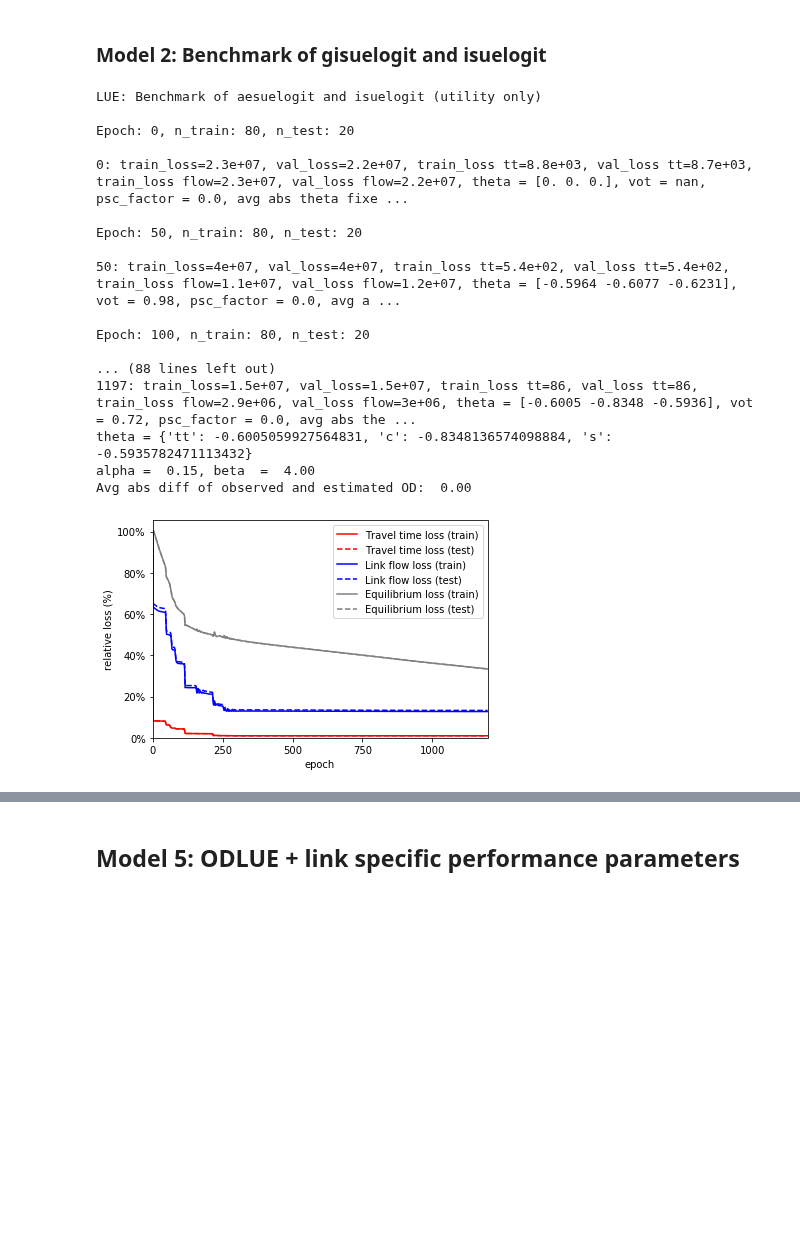
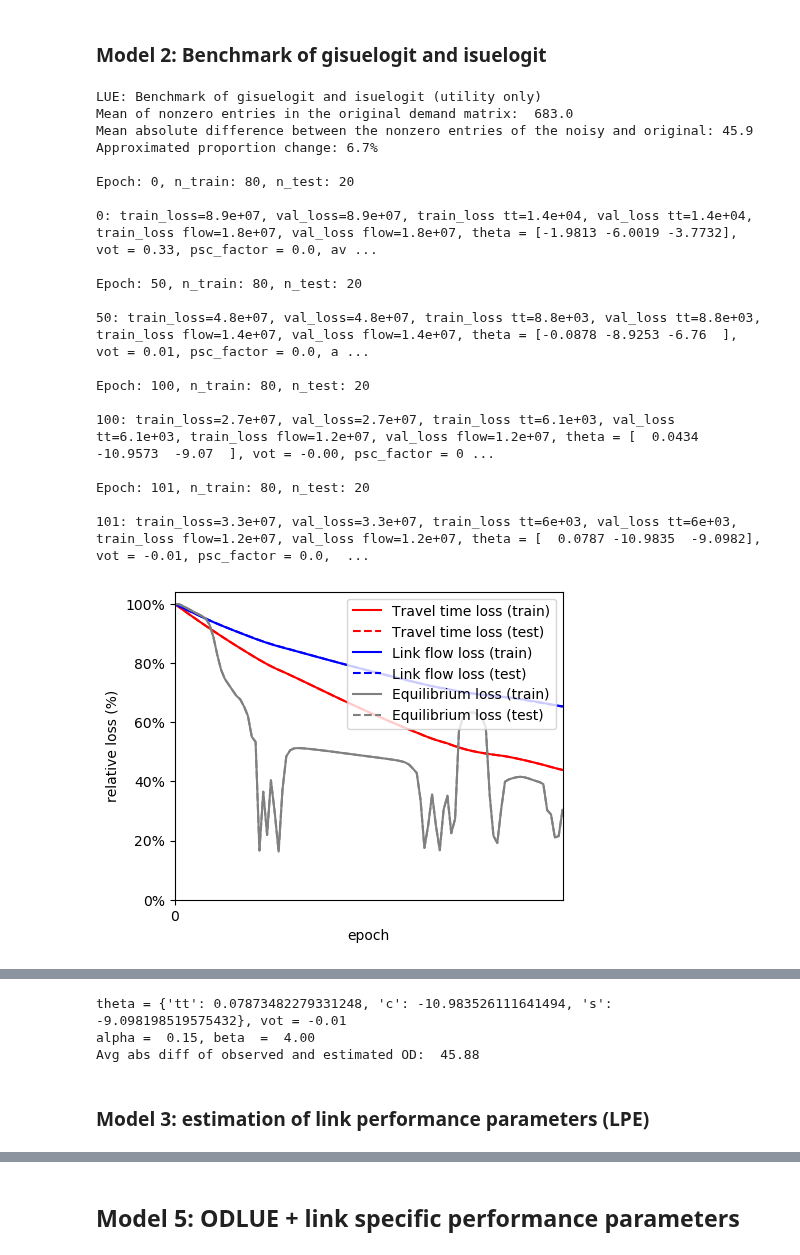
Before and after one commit to pabloguarda/pesuelogit, a Jupyter notebook: examples/notebooks/gisuelogit-siouxfalls.ipynb, the cells around one changed output, grey strips where cells are left out. Saved outputs shown, nothing was run; the diff lists cells and outputs as text; code cells hidden in the pictures; blank space fills up the shorter version.

```diff
--- a/examples/notebooks/gisuelogit-siouxfalls.ipynb
+++ b/examples/notebooks/gisuelogit-siouxfalls.ipynb
@@ -135,7 +139,7 @@ val_results_dfs = {}
 # %%
 if run_model['equilibrium']:
 
-    _RELATIVE_GAP = 1e-7
+    _RELATIVE_GAP = 1e-10
 
     optimizer = tf.keras.optimizers.Adam(learning_rate=_LR)
 
@@ -204,8 +208,20 @@ if run_model['equilibrium']:
         epochs_print_interval = _EPOCHS_PRINT_INTERVAL,
         epochs=_EPOCHS)
 
-    plot_predictive_performance(train_losses=train_results_dfs['suelogit'], val_losses=val_results_dfs['suelogit'],
-                                xticks_spacing= 250)
+    train_results_estimates, train_results_losses = suelogit.split_results(results=train_results_dfs['suelogit'])
+    val_results_estimates, val_results_losses = suelogit.split_results(results=val_results_dfs['suelogit'])
+
+    plot_predictive_performance(train_losses=train_results_dfs['suelogit'], val_losses=val_results_dfs['suelogit'],xticks_spacing= 250)
+
+    fig, ax = plot_convergence_estimates(
+        estimates=train_results_losses.drop([0]).assign(
+            relative_gap = np.abs(train_results_losses['relative_gap']))[['epoch','relative_gap']],
+    xticks_spacing= 250)
+
+    ax.set_yscale('log')
+    ax.set_ylabel('relative gap (log scale)')
+
+    plt.show()
 # %% [output]
 ISUELOGIT: Equilibrium
 
@@ -250,7 +267,7 @@ if run_model['lue']:
                                                , 'tt': True, 'c': True, 's': True},
                                            )
 
-    # utility_parameters.random_initializer((-1,1),['tt','c','s'])
+    utility_parameters.random_initializer((-1,1),['tt','c','s'])
     # utility_parameters.random_initializer((0, 0), ['tt', 'c', 's'])
 
     bpr_parameters = BPRParameters(keys=['alpha', 'beta'],
@@ -258,9 +275,9 @@ if run_model['lue']:
                                    # initial_values={'alpha': 1, 'beta': 1},
                                    trainables=dict.fromkeys(['alpha', 'beta'], False))
 
-    # q_historic = isl.networks.denseQ(isl.factory.random_disturbance_Q(tntp_network.Q, sd=np.mean(tntp_network.Q) * 0.1).copy())
+    q_historic = isl.networks.denseQ(isl.factory.random_disturbance_Q(tntp_network.Q, sd=np.mean(tntp_network.Q) * 0.1).copy())
 
-    q_historic = tntp_network.q
+    # q_historic = tntp_network.q
 
     od_parameters = ODParameters(key='od',
                                  periods=1,
@@ -290,43 +307,58 @@ if run_model['lue']:
         equilibrator=equilibrator,
         # column_generator=column_generator,
         utility=utility_parameters,
         bpr=bpr_parameters,
         od=od_parameters
     )
 
     train_results_dfs['lue'], val_results_dfs['lue'] = lue.train(
         X_train, Y_train, X_test, Y_test,
         # generalization_error={'train': False, 'validation': True},
         optimizer=optimizer,
         batch_size=_BATCH_SIZE,
         loss_metric=_LOSS_METRIC,
-        loss_weights={'od': 0, 'theta': 0, 'tt': 1, 'flow': 1, 'eq_flow': 1},
+        loss_weights= dict(_LOSS_WEIGHTS),
         threshold_relative_gap=_RELATIVE_GAP,
         epochs_print_interval=_EPOCHS_PRINT_INTERVAL,
         epochs=_EPOCHS)
 
-    plot_predictive_performance(train_losses=train_results_dfs['lue'], val_losses=val_results_dfs['lue'],
-                                xticks_spacing= 250)
+    train_results_estimates, train_results_losses = lue.split_results(results=train_results_dfs['lue'])
+    val_results_estimates, val_results_losses = lue.split_results(results=val_results_dfs['lue'])
 
-    print(f"theta = {dict(zip(utility_parameters.true_values.keys(), list(lue.theta.numpy())))}")
+    plot_predictive_performance(train_losses=train_results_losses, val_losses=val_results_losses,
+                                xticks_spacing=250)
+
+    plot_convergence_estimates(estimates=train_results_estimates.\
+                               assign(vot = train_results_estimates['tt']/train_results_estimates['c'])[['epoch','vot']],
+                               true_values={'vot':lue.utility.true_values['tt']/lue.utility.true_values['c']})
+
+    plt.show()
+
+
+
+    print(f"theta = {dict(zip(utility_parameters.true_values.keys(), list(lue.theta.numpy())))}, "
+          f"vot = {train_results_estimates.eval('tt/c').values[-1]:0.2f}")
     print(f"alpha = {lue.alpha: 0.2f}, beta  = {lue.beta: 0.2f}")
     print(f"Avg abs diff of observed and estimated OD: {np.mean(np.abs(lue.q - tntp_network.q.flatten())): 0.2f}")
 # %% [output]
-LUE: Benchmark of aesuelogit and isuelogit (utility only)
+LUE: Benchmark of gisuelogit and isuelogit (utility only)
+Mean of nonzero entries in the original demand matrix:  683.0
+Mean absolute difference between the nonzero entries of the noisy and original: 45.9
+Approximated proportion change: 6.7%
 
 Epoch: 0, n_train: 80, n_test: 20
 
-0: train_loss=2.3e+07, val_loss=2.2e+07, train_loss tt=8.8e+03, val_loss tt=8.7e+03, train_loss flow=2.3e+07, val_loss flow=2.2e+07, theta = [0. 0. 0.], vot = nan, psc_factor = 0.0, avg abs theta fixe ...
+0: train_loss=8.9e+07, val_loss=8.9e+07, train_loss tt=1.4e+04, val_loss tt=1.4e+04, train_loss flow=1.8e+07, val_loss flow=1.8e+07, theta = [-1.9813 -6.0019 -3.7732], vot = 0.33, psc_factor = 0.0, av ...
 
 Epoch: 50, n_train: 80, n_test: 20
 
-50: train_loss=4e+07, val_loss=4e+07, train_loss tt=5.4e+02, val_loss tt=5.4e+02, train_loss flow=1.1e+07, val_loss flow=1.2e+07, theta = [-0.5964 -0.6077 -0.6231], vot = 0.98, psc_factor = 0.0, avg a ...
+50: train_loss=4.8e+07, val_loss=4.8e+07, train_loss tt=8.8e+03, val_loss tt=8.8e+03, train_loss flow=1.4e+07, val_loss flow=1.4e+07, theta = [-0.0878 -8.9253 -6.76  ], vot = 0.01, psc_factor = 0.0, a ...
 
 Epoch: 100, n_train: 80, n_test: 20
 
-... (88 lines left out)
-1197: train_loss=1.5e+07, val_loss=1.5e+07, train_loss tt=86, val_loss tt=86, train_loss flow=2.9e+06, val_loss flow=3e+06, theta = [-0.6005 -0.8348 -0.5936], vot = 0.72, psc_factor = 0.0, avg abs the ...
-theta = {'tt': -0.6005059927564831, 'c': -0.8348136574098884, 's': -0.5935782471113432}
-alpha =  0.15, beta  =  4.00
-Avg abs diff of observed and estimated OD:  0.00
+100: train_loss=2.7e+07, val_loss=2.7e+07, train_loss tt=6.1e+03, val_loss tt=6.1e+03, train_loss flow=1.2e+07, val_loss flow=1.2e+07, theta = [  0.0434 -10.9573  -9.07  ], vot = -0.00, psc_factor = 0 ...
+
+Epoch: 101, n_train: 80, n_test: 20
+
+101: train_loss=3.3e+07, val_loss=3.3e+07, train_loss tt=6e+03, val_loss tt=6e+03, train_loss flow=1.2e+07, val_loss flow=1.2e+07, theta = [  0.0787 -10.9835  -9.0982], vot = -0.01, psc_factor = 0.0,  ...
-[figure, old version]
+[figure, new version]
@@ -332,0 +366,5 @@ Avg abs diff of observed and estimated OD:  0.00
+theta = {'tt': 0.07873482279331248, 'c': -10.983526111641494, 's': -9.098198519575432}, vot = -0.01
+alpha =  0.15, beta  =  4.00
+Avg abs diff of observed and estimated OD:  45.88
+# %% [markdown]
+### Model 3: estimation of link performance parameters (LPE)
```
Also changed, not shown: parts of 16 cells of this notebook, 3 other files.
